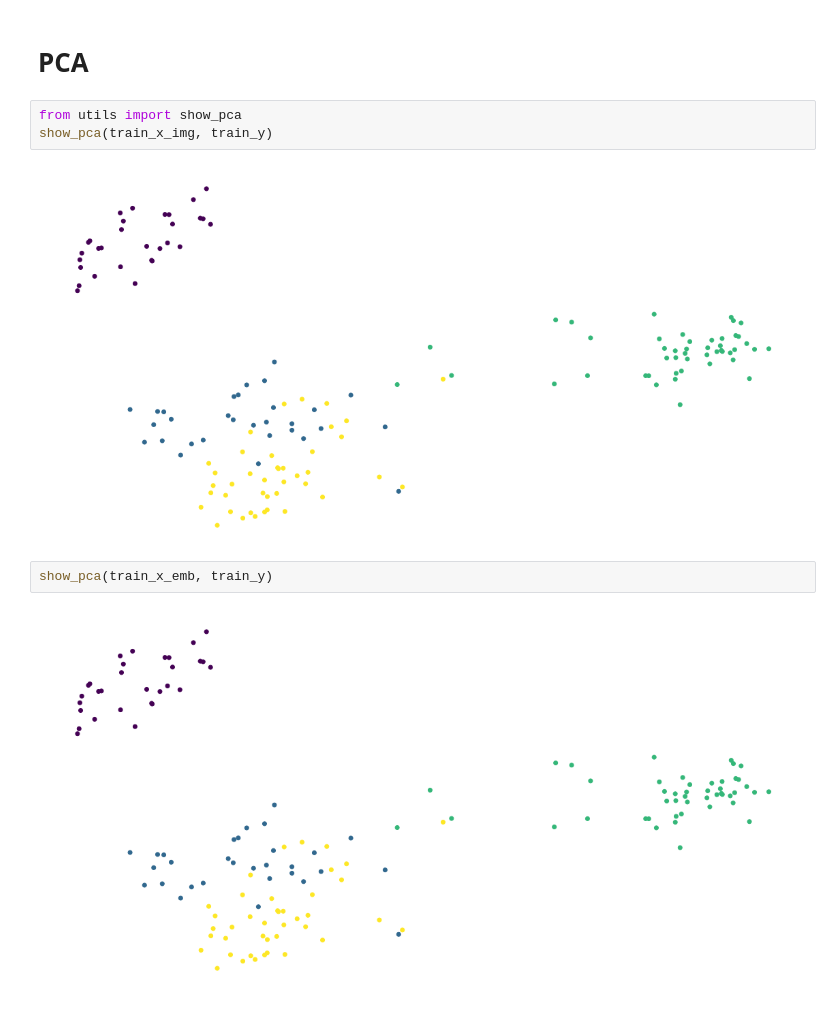
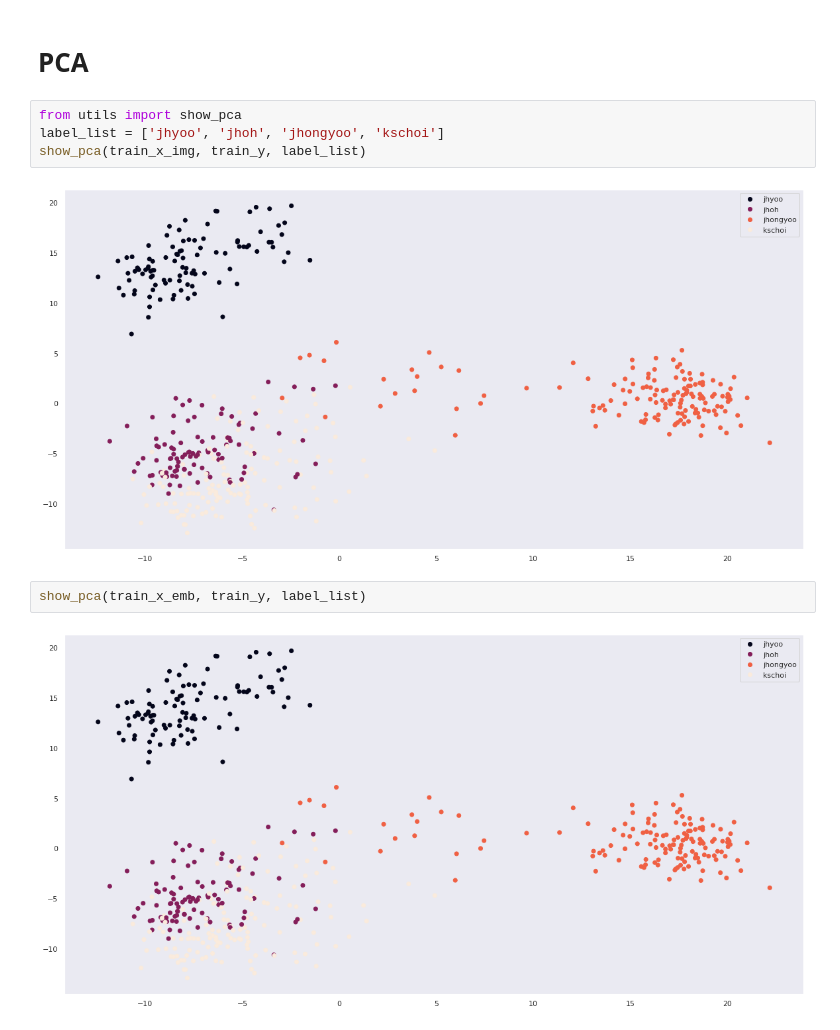
Before and after one commit to ksuchoi216/FaceID-model, a Jupyter notebook: pca.ipynb, the cells around one changed output. Drawn from its saved outputs; the diff is of its cells as text.

```diff
--- a/pca.ipynb
+++ b/pca.ipynb
@@ -175,10 +162,11 @@ train_y = np.load(train_path_y, allow_pickle=True)
 # PCA
 # %%
 from utils import show_pca
-show_pca(train_x_img, train_y)
+label_list = ['jhyoo', 'jhoh', 'jhongyoo', 'kschoi']
+show_pca(train_x_img, train_y, label_list)
 # %% [output]
-[figure, old version]
+[figure, new version]
 # %%
-show_pca(train_x_emb, train_y)
+show_pca(train_x_emb, train_y, label_list)
 # %% [output]
-[figure, old version]
+[figure, new version]
```
Also changed, not shown: parts of 6 cells of this notebook, 5 other files.
